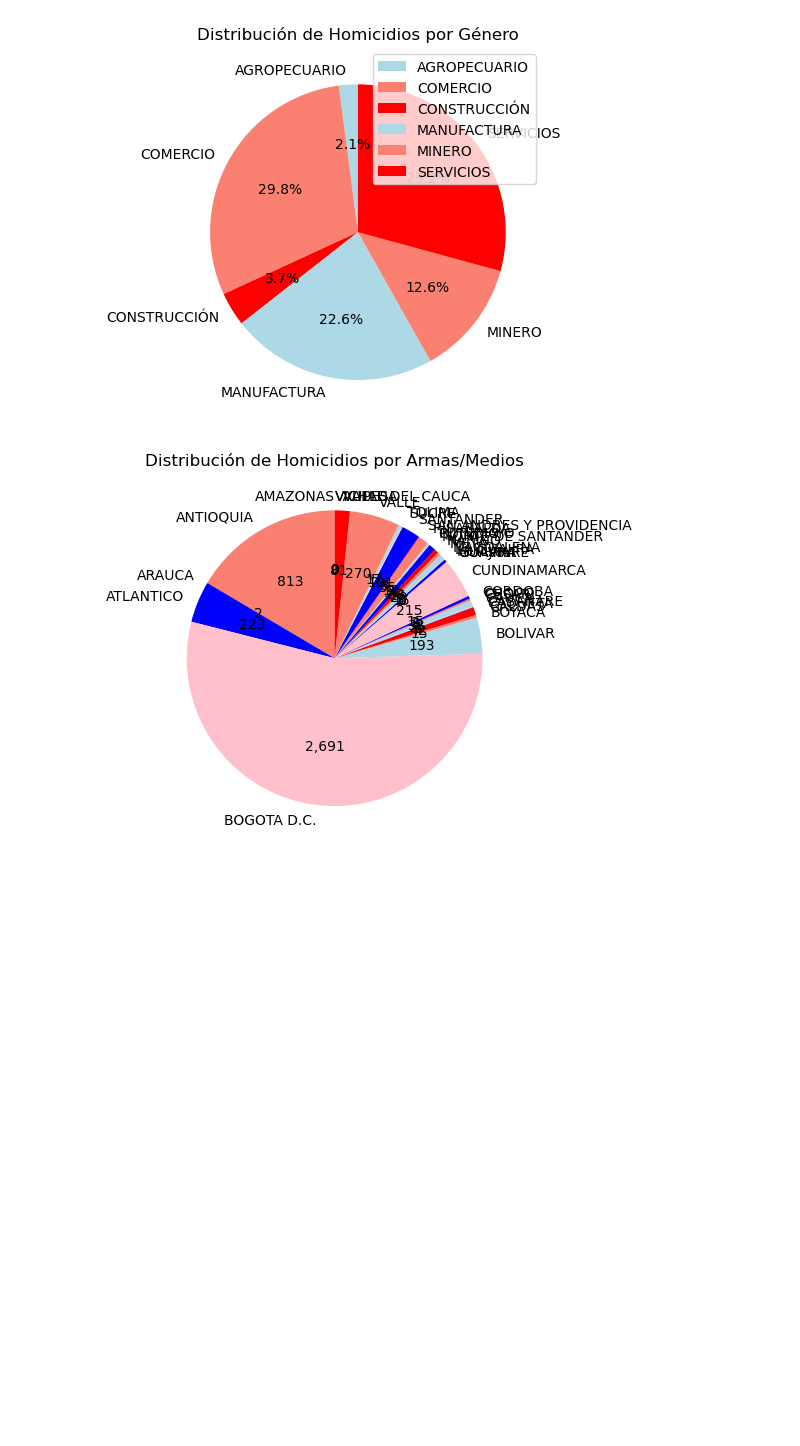
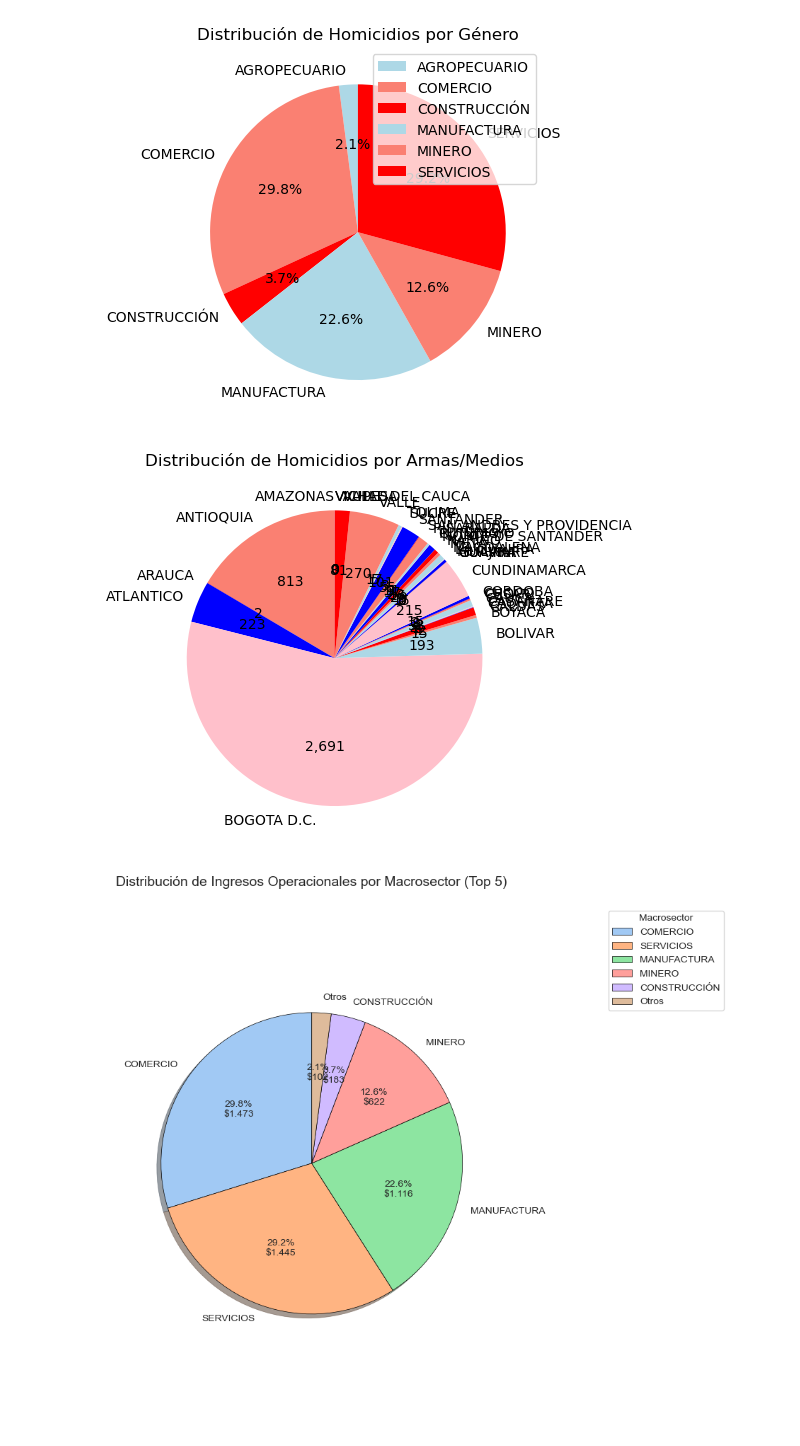
Before and after one commit to gabrielroncancio/herramientas_big_data_SAG, a Jupyter notebook: visualizacion_pie.ipynb, the cells around one changed output. Saved outputs shown, nothing was run; the diff lists cells and outputs as text; code cells hidden in the pictures; blank space fills up the shorter version.

```diff
--- a/visualizacion_pie.ipynb
+++ b/visualizacion_pie.ipynb
@@ -61,3 +65,63 @@ plt.pie(tabla_muertes, labels=tabla_muertes.index, autopct=lambda p: f'{int(p *
 plt.show()
 # %% [output]
 [figure]
+# %%
+# Supongamos que df es tu DataFrame (asegúrate de cargarlo previamente)
+# Ejemplo: df = pd.read_csv('tu_archivo.csv')
+
+# Limpiar datos: Asegurarse de que INGRESOS_OPERACIONALES sea numérico y manejar nulos
+df['INGRESOS_OPERACIONALES'] = pd.to_numeric(df['INGRESOS_OPERACIONALES'], errors='coerce')
+df = df.dropna(subset=['INGRESOS_OPERACIONALES', 'MACROSECTOR'])
+
+# Agrupar por MACROSECTOR y sumar INGRESOS_OPERACIONALES
+tabla_muertes = df.groupby('MACROSECTOR')['INGRESOS_OPERACIONALES'].sum()
+
+# Limitar a las 5 principales categorías para mejor legibilidad
+top_n = 5
+tabla_muertes = tabla_muertes.nlargest(top_n)
+# Si hay más categorías, agruparlas en "Otros"
+if len(df['MACROSECTOR'].unique()) > top_n:
+    otros = df[~df['MACROSECTOR'].isin(tabla_muertes.index)]['INGRESOS_OPERACIONALES'].sum()
+    tabla_muertes = pd.concat([tabla_muertes, pd.Series({'Otros': otros})])
+
+# Configurar el estilo de Seaborn para colores atractivos
+sns.set_style("whitegrid")
+colors = sns.color_palette("pastel", len(tabla_muertes))
+
+# Crear una figura con tamaño adecuado
+plt.figure(figsize=(10, 8))
+
+# Crear el gráfico de pastel
+plt.pie(
+    tabla_muertes,
+    labels=tabla_muertes.index,
+    autopct=lambda p: f'{p:.1f}%\n${int(p * sum(tabla_muertes) / 100):,}'.replace(',', '.'),
+    startangle=90,
+    colors=colors,
+    shadow=True,  # Añadir sombra para efecto 3D
+    wedgeprops={'edgecolor': 'black', 'linewidth': 0.5},  # Bordes para definición
+    textprops={'fontsize': 10}
+)
+
+# Añadir título
+plt.title('Distribución de Ingresos Operacionales por Macrosector (Top 5)', fontsize=14, pad=20)
+
+# Añadir leyenda en la mejor ubicación
+plt.legend(
+    tabla_muertes.index,
+    title='Macrosector',
+    loc='best',
+    bbox_to_anchor=(1, 0.5, 0.5, 0.5),
+    fontsize=10
+)
+
+# Asegurar que el gráfico sea circular
+plt.axis('equal')
+
+# Ajustar el diseño
+plt.tight_layout()
+
+# Mostrar el gráfico
+plt.show()
+# %% [output]
+[figure, added]
```
Also changed, not shown: parts of 2 cells of this notebook, 2 other files.
